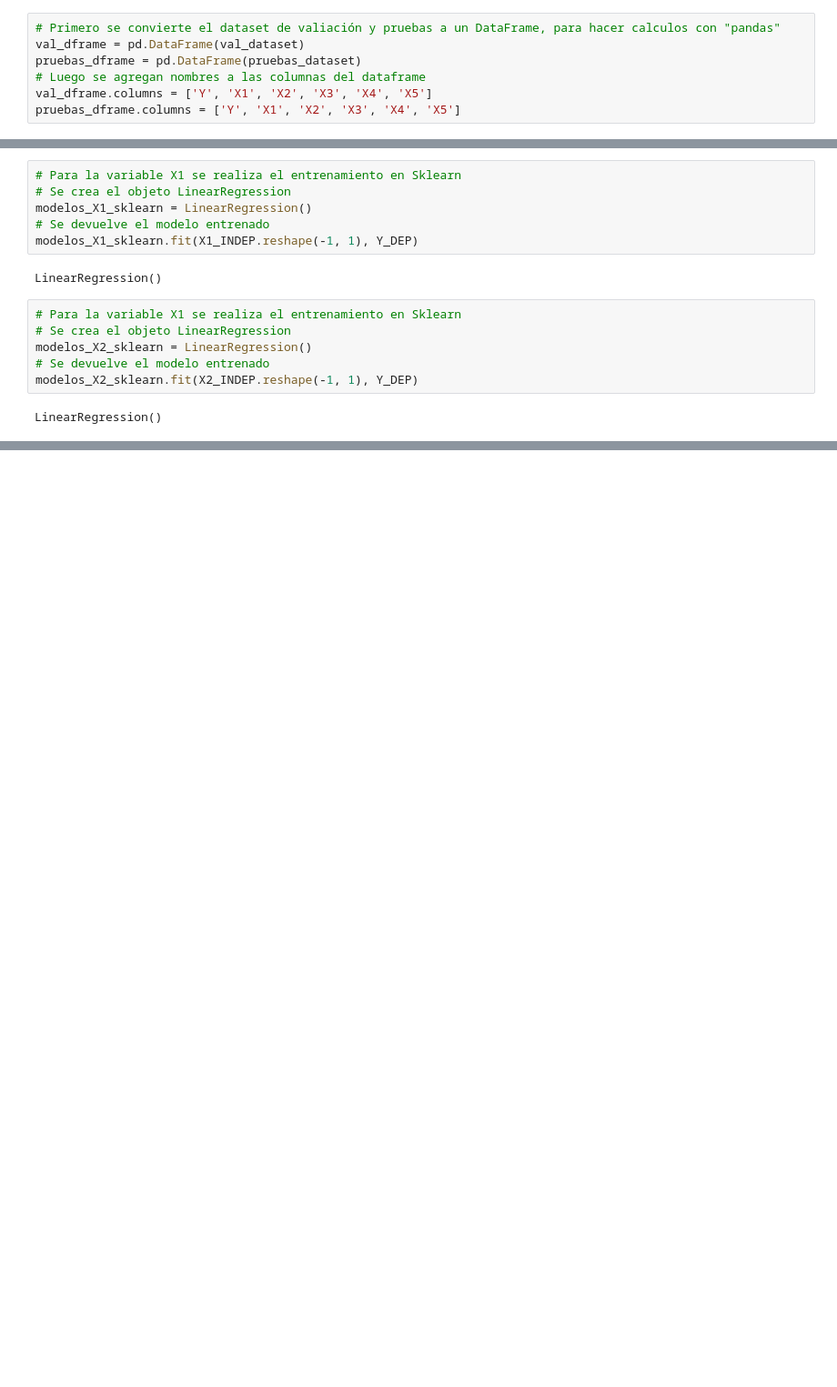
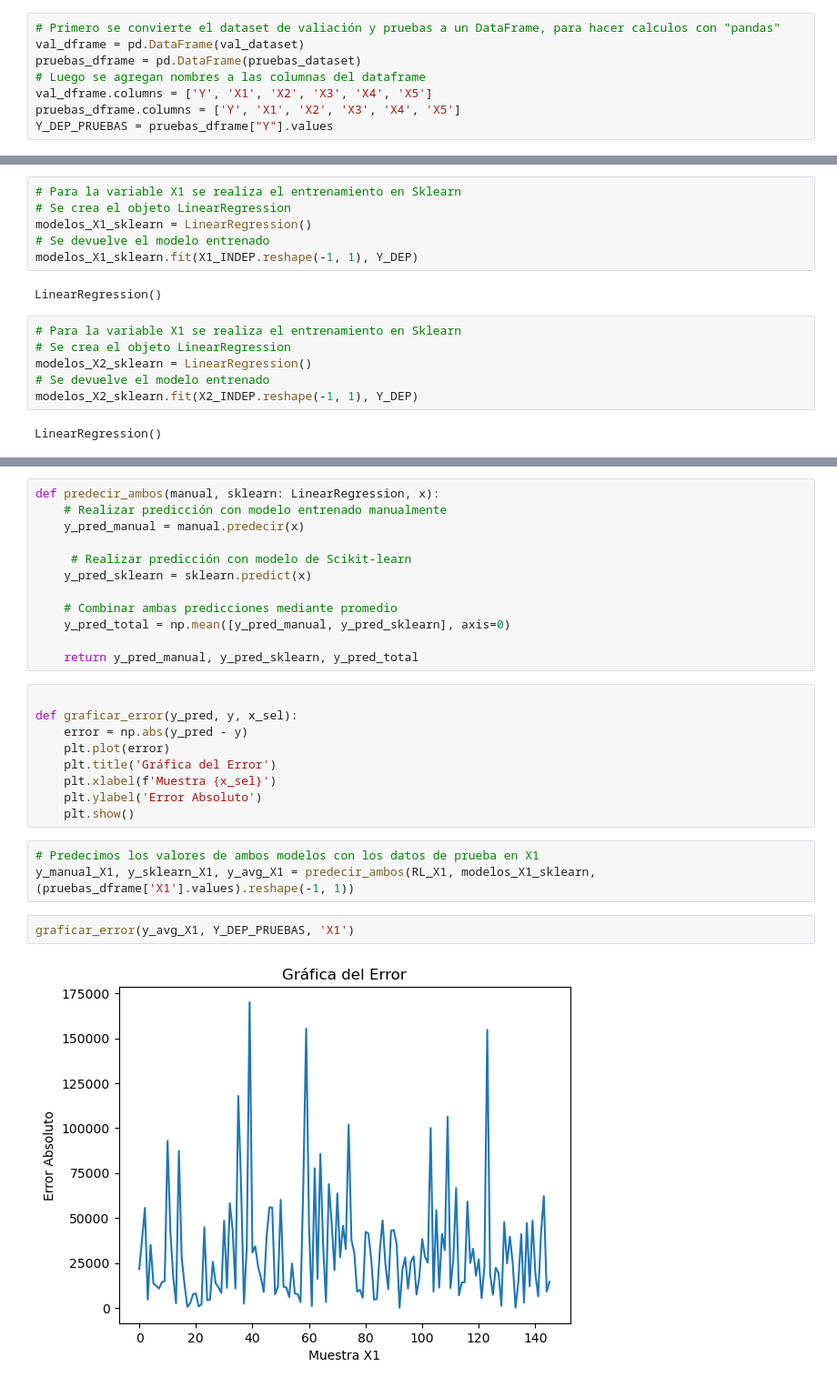
Before and after one commit to fernandosagastume/Proyecto1-DataSciencePy, a Jupyter notebook: src_code.ipynb, the cells around one changed output, grey strips where cells are left out. Shown: that part at 91% size. Saved outputs shown, nothing was run; the diff lists cells and outputs as text; blank space fills up the shorter version.

```diff
--- a/src_code.ipynb
+++ b/src_code.ipynb
@@ -315,5 +324,6 @@ pruebas_dframe = pd.DataFrame(pruebas_dataset)
 # Luego se agregan nombres a las columnas del dataframe
 val_dframe.columns = ['Y', 'X1', 'X2', 'X3', 'X4', 'X5']
 pruebas_dframe.columns = ['Y', 'X1', 'X2', 'X3', 'X4', 'X5']
+Y_DEP_PRUEBAS = pruebas_dframe["Y"].values
 # %%
 RL_X1.predecir((val_dframe['X1'].values).reshape(-1, 1)) # Haciendo pruebas con la funcion de predecir.
@@ -337,0 +388,28 @@ LinearRegression()
+# %%
+def predecir_ambos(manual, sklearn: LinearRegression, x):
+    # Realizar predicción con modelo entrenado manualmente
+    y_pred_manual = manual.predecir(x)
+
+     # Realizar predicción con modelo de Scikit-learn
+    y_pred_sklearn = sklearn.predict(x)
+
+    # Combinar ambas predicciones mediante promedio
+    y_pred_total = np.mean([y_pred_manual, y_pred_sklearn], axis=0)
+
+    return y_pred_manual, y_pred_sklearn, y_pred_total
+# %%
+
+def graficar_error(y_pred, y, x_sel):
+    error = np.abs(y_pred - y)
+    plt.plot(error)
+    plt.title('Gráfica del Error')
+    plt.xlabel(f'Muestra {x_sel}')
+    plt.ylabel('Error Absoluto')
+    plt.show()
+# %%
+# Predecimos los valores de ambos modelos con los datos de prueba en X1
+y_manual_X1, y_sklearn_X1, y_avg_X1 = predecir_ambos(RL_X1, modelos_X1_sklearn, (pruebas_dframe['X1'].values).reshape(-1, 1))
+# %%
+graficar_error(y_avg_X1, Y_DEP_PRUEBAS, 'X1')
+# %% [output]
+[figure, added]
```
Also changed, not shown: parts of 14 cells of this notebook.
